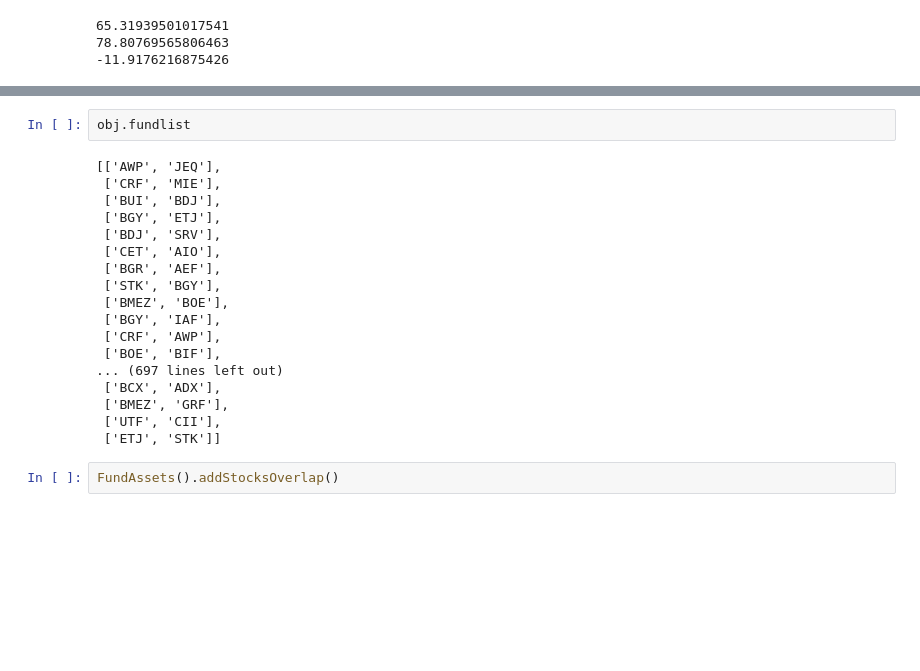
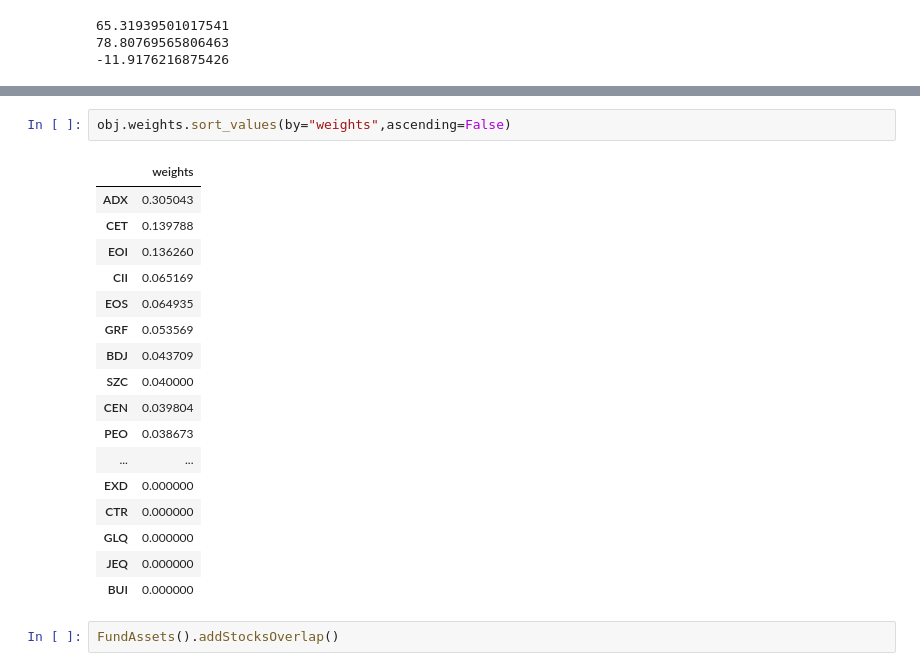
Before and after one commit to Julia-Susser/Closed-End-Fund-2.0, a Jupyter notebook: src/S&P500 Optimizer - Random Swap.ipynb, the cells around one changed output, grey strips where cells are left out. Saved outputs shown, nothing was run; the diff lists cells and outputs as text; blank space fills up the shorter version.

```diff
--- a/src/S&P500 Optimizer - Random Swap.ipynb
+++ b/src/S&P500 Optimizer - Random Swap.ipynb
@@ -209,23 +244,23 @@ obj = runModel()
 # %%
-obj.fundlist
+obj.weights.sort_values(by="weights",ascending=False)
 # %% [output]
-[['AWP', 'JEQ'],
- ['CRF', 'MIE'],
- ['BUI', 'BDJ'],
- ['BGY', 'ETJ'],
- ['BDJ', 'SRV'],
- ['CET', 'AIO'],
- ['BGR', 'AEF'],
- ['STK', 'BGY'],
- ['BMEZ', 'BOE'],
- ['BGY', 'IAF'],
- ['CRF', 'AWP'],
- ['BOE', 'BIF'],
-... (697 lines left out)
- ['BCX', 'ADX'],
- ['BMEZ', 'GRF'],
- ['UTF', 'CII'],
- ['ETJ', 'STK']]
+|  | weights |
+| ADX | 0.305043 |
+| CET | 0.139788 |
+| EOI | 0.136260 |
+| CII | 0.065169 |
+| EOS | 0.064935 |
+| GRF | 0.053569 |
+| BDJ | 0.043709 |
+| SZC | 0.040000 |
+| CEN | 0.039804 |
+| PEO | 0.038673 |
+| ... | ... |
+| EXD | 0.000000 |
+| CTR | 0.000000 |
+| GLQ | 0.000000 |
+| JEQ | 0.000000 |
+| BUI | 0.000000 |
 # %%
 FundAssets().addStocksOverlap()
 # %% [output]
```
Also changed, not shown: parts of 5 cells of this notebook, 3 other files.
